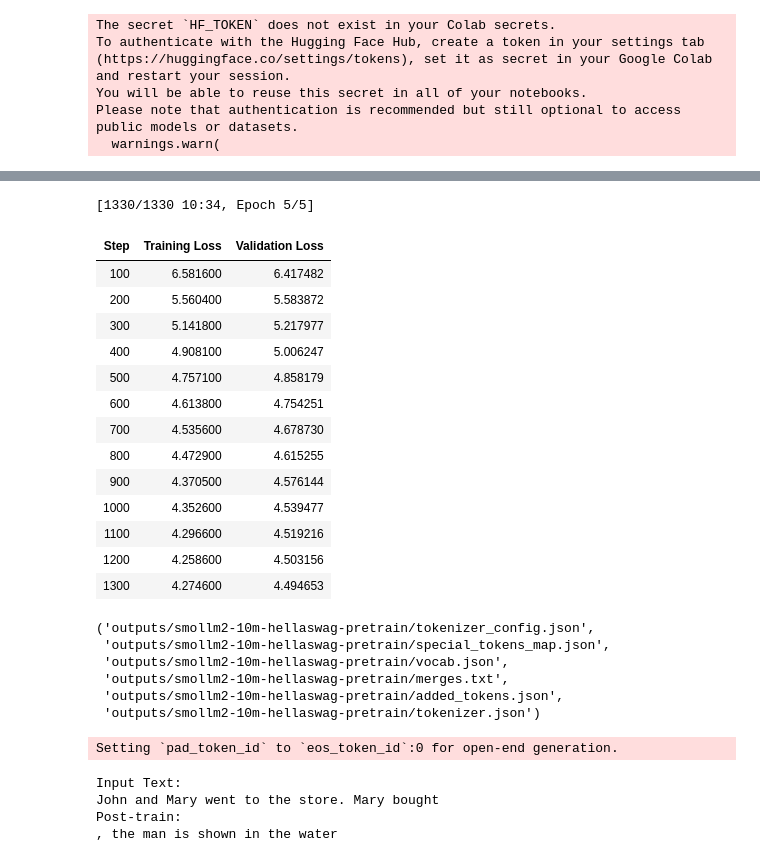
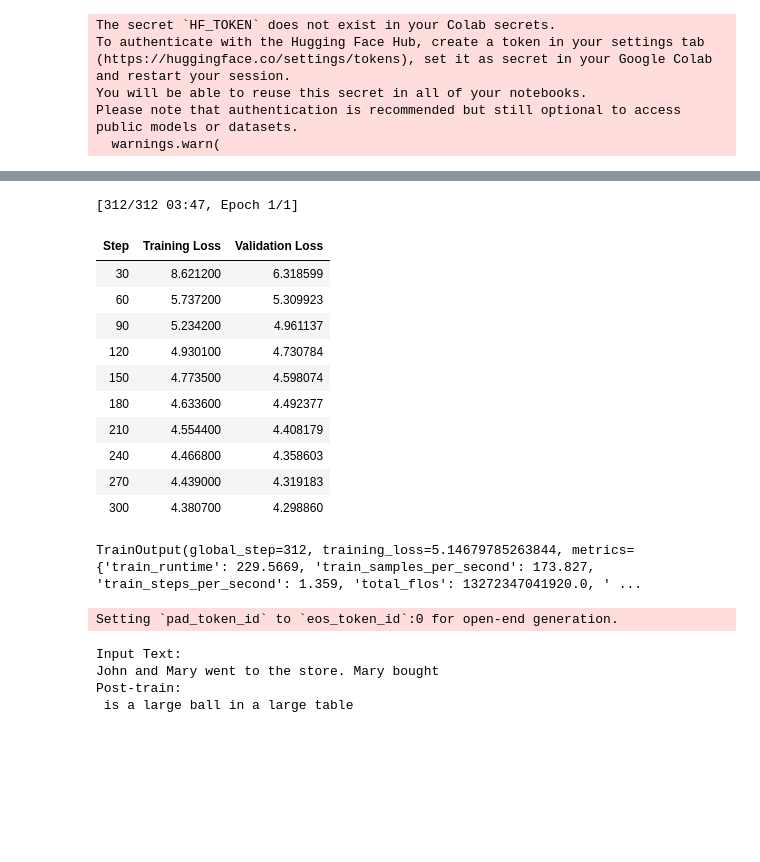
Before and after one commit to abzb1/UoS_AI_20026, a Jupyter notebook: 01_pretrain.ipynb, the cells around one changed output, grey strips where cells are left out. Cells and saved outputs as stored; diff of their text form; code cells hidden in the pictures; blank space fills up the shorter version.

```diff
--- a/01_pretrain.ipynb
+++ b/01_pretrain.ipynb
@@ -46,7 +53,7 @@ config = {
   "mlp_bias": False,
   "model_type": "llama",
   "num_attention_heads": 9,
-  "num_hidden_layers": 16,
+  "num_hidden_layers": 8,
   "num_key_value_heads": 3,
   "pretraining_tp": 1,
   "rms_norm_eps": 1e-05,
@@ -65,7 +72,7 @@ model = LlamaForCausalLM(config)
 print(model)
 
 total_params = sum(p.numel() for p in model.parameters())
-print(f"Total parameters: {total_params:,}") # 10M model
+print(f"Total parameters: {total_params:,}") # 8M model
 # %% [output]
 LlamaForCausalLM(
   (model): LlamaModel(
@@ -230,35 +173,36 @@ trainer = Trainer(
-# %%
-# train
-
-train_result = trainer.train()
-
-trainer.save_model()
-tokenizer.save_pretrained(training_args.output_dir)
-# %% [output]
-[1330/1330 10:34, Epoch 5/5]
-| Step | Training Loss | Validation Loss |
-| 100 | 6.581600 | 6.417482 |
-| 200 | 5.560400 | 5.583872 |
-| 300 | 5.141800 | 5.217977 |
-| 400 | 4.908100 | 5.006247 |
-| 500 | 4.757100 | 4.858179 |
-| 600 | 4.613800 | 4.754251 |
-| 700 | 4.535600 | 4.678730 |
-| 800 | 4.472900 | 4.615255 |
-| 900 | 4.370500 | 4.576144 |
-| 1000 | 4.352600 | 4.539477 |
-| 1100 | 4.296600 | 4.519216 |
-| 1200 | 4.258600 | 4.503156 |
-| 1300 | 4.274600 | 4.494653 |
-('outputs/smollm2-10m-hellaswag-pretrain/tokenizer_config.json',
- 'outputs/smollm2-10m-hellaswag-pretrain/special_tokens_map.json',
- 'outputs/smollm2-10m-hellaswag-pretrain/vocab.json',
- 'outputs/smollm2-10m-hellaswag-pretrain/merges.txt',
- 'outputs/smollm2-10m-hellaswag-pretrain/added_tokens.json',
- 'outputs/smollm2-10m-hellaswag-pretrain/tokenizer.json')
+# %%
+# build trainer and train
+
+model.config._attn_implementation = "sdpa"
+model.config.use_cache = False
+
+trainer = Trainer(
+    model=model,
+    args=args,
+    train_dataset=train_tok,
+    eval_dataset=valid_tok,
+    data_collator=DataCollatorWithFlattening(),
+    tokenizer=tokenizer,
+)
+trainer.train()
+# %% [output]
+[312/312 03:47, Epoch 1/1]
+| Step | Training Loss | Validation Loss |
+| 30 | 8.621200 | 6.318599 |
+| 60 | 5.737200 | 5.309923 |
+| 90 | 5.234200 | 4.961137 |
+| 120 | 4.930100 | 4.730784 |
+| 150 | 4.773500 | 4.598074 |
+| 180 | 4.633600 | 4.492377 |
+| 210 | 4.554400 | 4.408179 |
+| 240 | 4.466800 | 4.358603 |
+| 270 | 4.439000 | 4.319183 |
+| 300 | 4.380700 | 4.298860 |
+TrainOutput(global_step=312, training_loss=5.14679785263844, metrics={'train_runtime': 229.5669, 'train_samples_per_second': 173.827, 'train_steps_per_second': 1.359, 'total_flos': 13272347041920.0, ' ...
 # %%
 # Test model with simple prompt
 
+model.eval()
 inputs = tokenizer(test_prompt, return_tensors="pt").to(trainer.model.device)
 output = model.generate(**inputs, max_new_tokens=8)
 generated = output[0, inputs['input_ids'].shape[1]:]
@@ -272,4 +216,4 @@ Setting `pad_token_id` to `eos_token_id`:0 for open-end generation.
 Input Text:
 John and Mary went to the store. Mary bought
 Post-train:
-, the man is shown in the water
+ is a large ball in a large table
```
Also changed, not shown: parts of 9 cells of this notebook.
